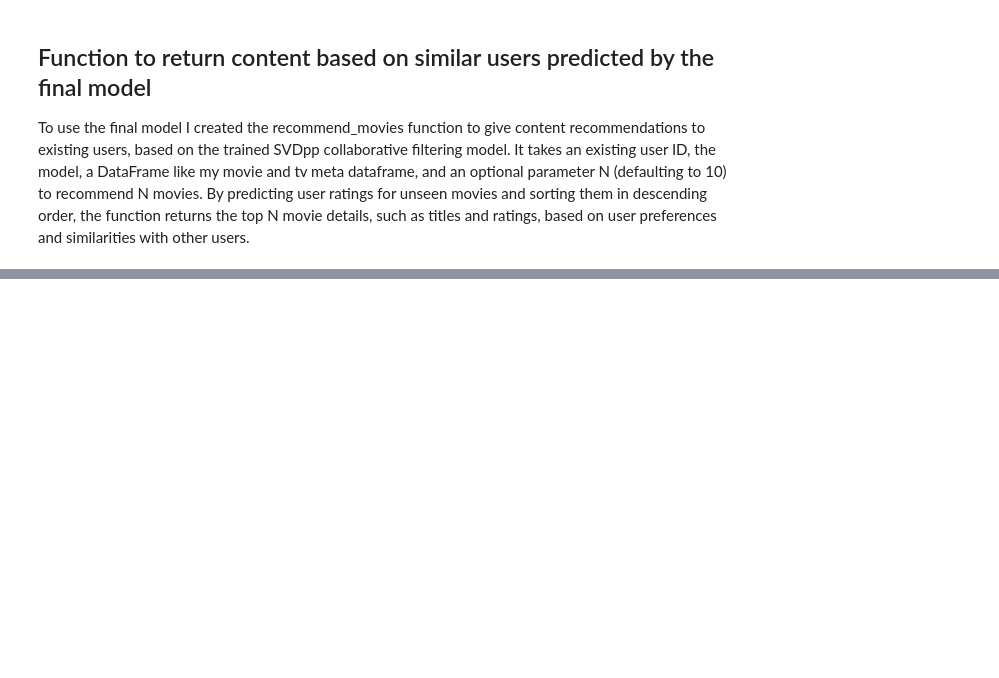
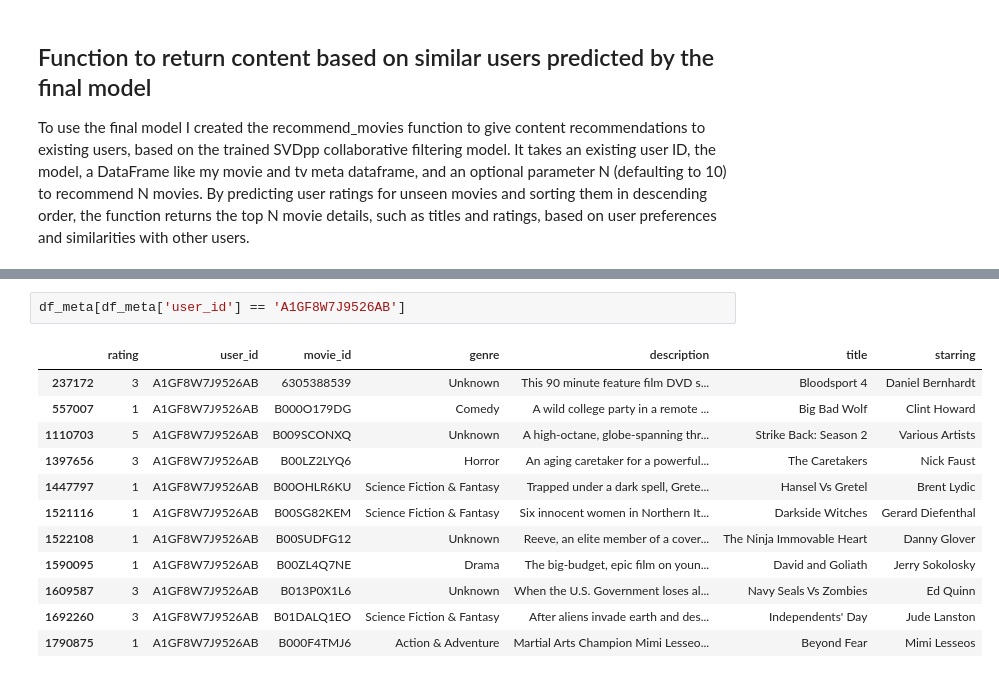
Before and after one commit to ImMaxRoss/film_finder, a Jupyter notebook: collaborative_filtering.ipynb, the cells around one changed output, grey strips where cells are left out. Saved outputs shown, nothing was run; the diff lists cells and outputs as text; blank space fills up the shorter version.

```diff
--- a/collaborative_filtering.ipynb
+++ b/collaborative_filtering.ipynb
@@ -262,0 +360,15 @@ df_meta[df_meta['user_id'] == 'ALMCHXEJH9S0S']
+# %%
+df_meta[df_meta['user_id'] == 'A1GF8W7J9526AB']
+# %% [output]
+|  | rating | user_id | movie_id | genre | description | title | starring |
+| 237172 | 3 | A1GF8W7J9526AB | 6305388539 | Unknown | This 90 minute feature film DVD s... | Bloodsport 4 | Daniel Bernhardt |
+| 557007 | 1 | A1GF8W7J9526AB | B000O179DG | Comedy | A wild college party in a remote ... | Big Bad Wolf | Clint Howard |
+| 1110703 | 5 | A1GF8W7J9526AB | B009SCONXQ | Unknown | A high-octane, globe-spanning thr... | Strike Back: Season 2 | Various Artists |
+| 1397656 | 3 | A1GF8W7J9526AB | B00LZ2LYQ6 | Horror | An aging caretaker for a powerful... | The Caretakers | Nick Faust |
+| 1447797 | 1 | A1GF8W7J9526AB | B00OHLR6KU | Science Fiction & Fantasy | Trapped under a dark spell, Grete... | Hansel Vs Gretel | Brent Lydic |
+| 1521116 | 1 | A1GF8W7J9526AB | B00SG82KEM | Science Fiction & Fantasy | Six innocent women in Northern It... | Darkside Witches | Gerard Diefenthal |
+| 1522108 | 1 | A1GF8W7J9526AB | B00SUDFG12 | Unknown | Reeve, an elite member of a cover... | The Ninja Immovable Heart | Danny Glover |
+| 1590095 | 1 | A1GF8W7J9526AB | B00ZL4Q7NE | Drama | The big-budget, epic film on youn... | David and Goliath | Jerry Sokolosky |
+| 1609587 | 3 | A1GF8W7J9526AB | B013P0X1L6 | Unknown | When the U.S. Government loses al... | Navy Seals Vs Zombies | Ed Quinn |
+| 1692260 | 3 | A1GF8W7J9526AB | B01DALQ1EO | Science Fiction & Fantasy | After aliens invade earth and des... | Independents' Day | Jude Lanston |
+| 1790875 | 1 | A1GF8W7J9526AB | B000F4TMJ6 | Action & Adventure | Martial Arts Champion Mimi Lesseo... | Beyond Fear | Mimi Lesseos |
```
Also changed, not shown: parts of 38 cells of this notebook, 6 other files.
